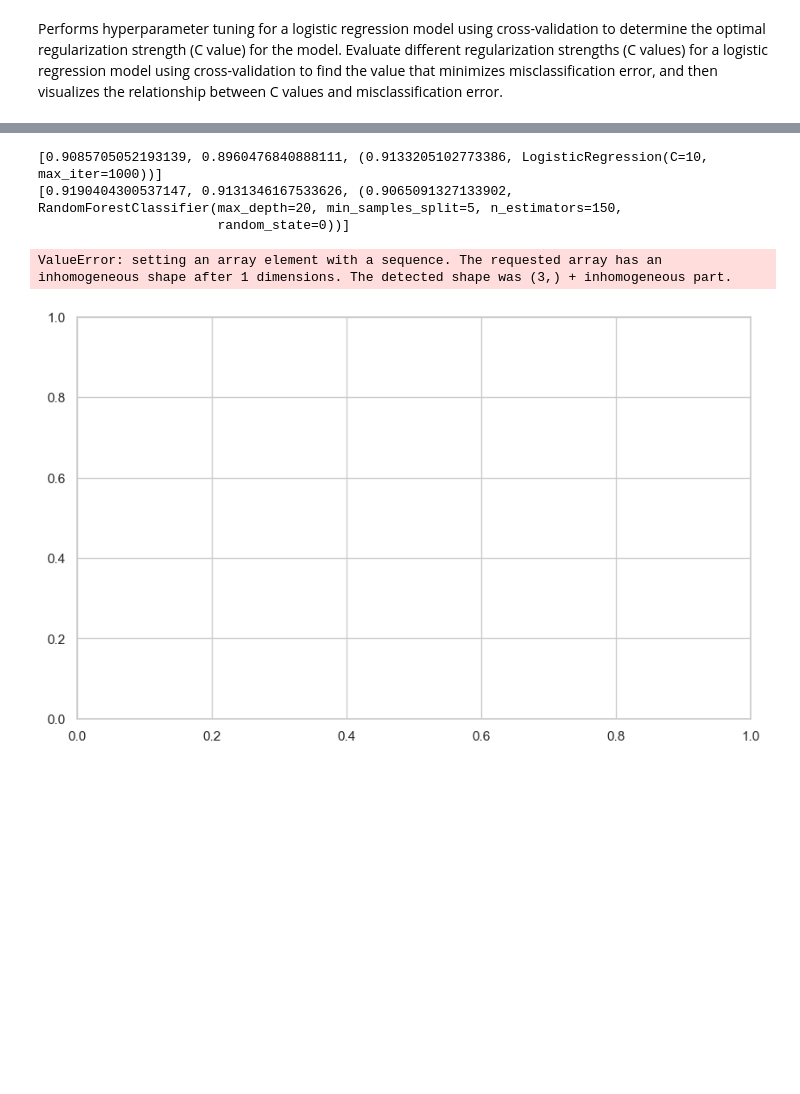
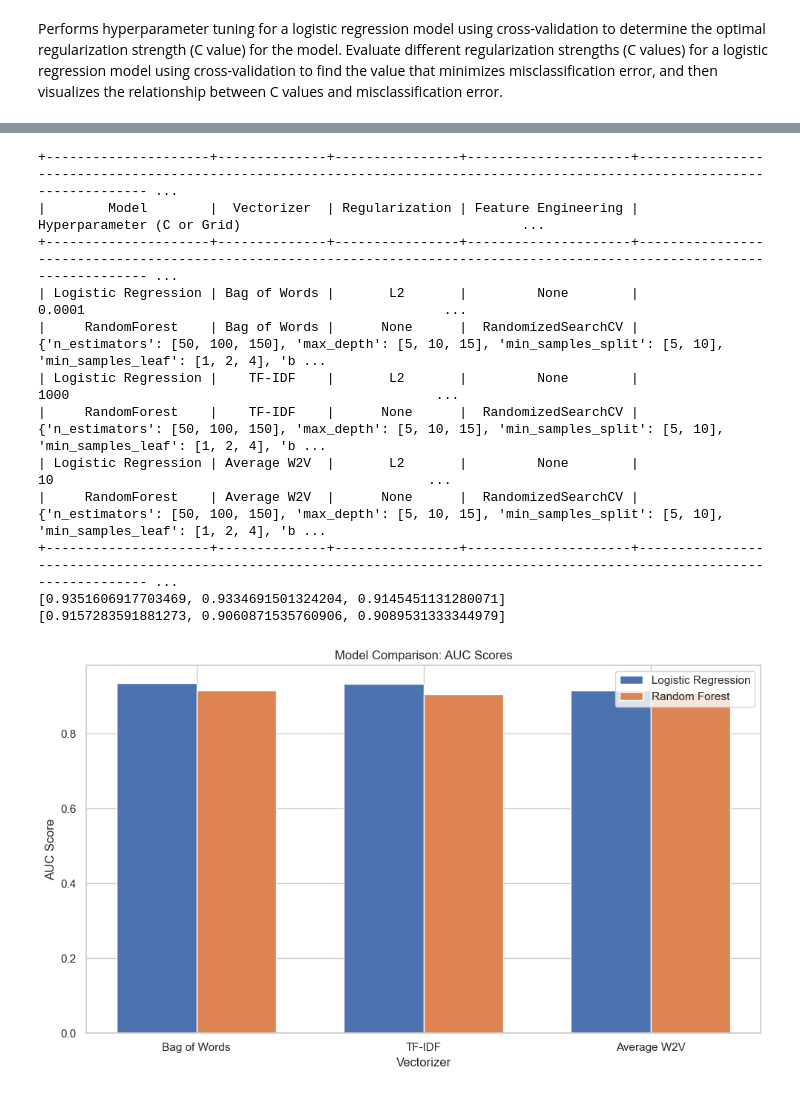
Before and after one commit to vishalv1981/sample-projects, a Jupyter notebook: capstone/capstone2/logistic-regression-amazon-fine-food-reviews-analysis.ipynb, the cells around one changed output, grey strips where cells are left out. Cells and saved outputs as stored; diff of their text form; code cells hidden in the pictures; blank space fills up the shorter version.

```diff
--- a/capstone/capstone2/logistic-regression-amazon-fine-food-reviews-analysis.ipynb
+++ b/capstone/capstone2/logistic-regression-amazon-fine-food-reviews-analysis.ipynb
@@ -786,4 +852,20 @@ Evaluating TF-IDF:
 # %%
+
+# Compare models using PrettyTable
+comparison_table = PrettyTable()
+comparison_table.field_names = ["Model", "Vectorizer", "Regularization", "Feature Engineering", "Hyperparameter (C or Grid)", "AUC"]
+
+comparison_table.add_row(["Logistic Regression", "Bag of Words", "L2", "None", 0.0001, auc_bow])
+comparison_table.add_row(["RandomForest", "Bag of Words", "None", "RandomizedSearchCV", str(param_distributions_rf), auc_rf_bow])
+
+comparison_table.add_row(["Logistic Regression", "TF-IDF", "L2", "None", 1000, auc_tfidf])
+comparison_table.add_row(["RandomForest", "TF-IDF", "None", "RandomizedSearchCV", str(param_distributions_rf), auc_rf_tfidf])
+
+comparison_table.add_row(["Logistic Regression", "Average W2V", "L2", "None", 10, auc_avg_w2v])
+comparison_table.add_row(["RandomForest", "Average W2V", "None", "RandomizedSearchCV", str(param_distributions_rf), auc_rf_avg_w2v])
+
+print(comparison_table)
+
 # Ensure all values are scalars (convert sequences to a single number, like mean or first element)
 def ensure_scalar(value):
     if isinstance(value, (list, np.ndarray)):  # If it's a list or array, get the mean or first element
@@ -791,60 +873,57 @@ def ensure_scalar(value):
     return value
 
 # Apply the ensure_scalar function to all AUC variables
-auc_bow_logreg = ensure_scalar(auc_bow_logreg)
-auc_tfidf_logreg = ensure_scalar(auc_tfidf_logreg)
-auc_avg_w2v_logreg = ensure_scalar(auc_avg_w2v_logreg)
+auc_bow_logreg = ensure_scalar(auc_bow)
+auc_tfidf_logreg = ensure_scalar(auc_tfidf)
+auc_avg_w2v_logreg = ensure_scalar(auc_avg_w2v)
 
-auc_bow_rf = ensure_scalar(auc_bow_rf)
-auc_tfidf_rf = ensure_scalar(auc_tfidf_rf)
-auc_avg_w2v_rf = ensure_scalar(auc_avg_w2v_rf)
+auc_bow_rf = ensure_scalar(auc_rf_bow)
+auc_tfidf_rf = ensure_scalar(auc_rf_tfidf)
+auc_avg_w2v_rf = ensure_scalar(auc_rf_avg_w2v)
 
 # Now define the AUC scores for plotting
-auc_scores_logreg = [auc_bow_logreg, auc_tfidf_logreg, auc_avg_w2v_logreg[0]]
+auc_scores_logreg = [auc_bow_logreg, auc_tfidf_logreg, auc_avg_w2v_logreg]
 print(auc_scores_logreg)
 auc_scores_rf = [auc_bow_rf, auc_tfidf_rf, auc_avg_w2v_rf]
 vectorizer_names = ['Bag of Words', 'TF-IDF', 'Average W2V']
 
 print(auc_scores_rf)
 # Plot grouped bar chart
 fig, ax = plt.subplots(figsize=(10, 6))
 bar_width = 0.35
 index = np.arange(len(vectorizer_names))
 
 # Plot bars for Logistic Regression
 bar1 = ax.bar(index, auc_scores_logreg, bar_width, label='Logistic Regression')
 
 # Plot bars for Random Forest
 bar2 = ax.bar(index + bar_width, auc_scores_rf, bar_width, label='Random Forest')
 
 # Add labels and title
 ax.set_xlabel('Vectorizer')
 ax.set_ylabel('AUC Score')
 ax.set_title('Model Comparison: AUC Scores')
 ax.set_xticks(index + bar_width / 2)
 ax.set_xticklabels(vectorizer_names)
 ax.legend()
 
 # Display the plot
 plt.tight_layout()
 plt.show()
-
-# Model comparison table
-from prettytable import PrettyTable
-comparison_table = PrettyTable()
-comparison_table.field_names = ["Vectorizer", "AUC Logistic Regression", "AUC RandomForest"]
-
-comparison_table.add_row(["Bag of Words", auc_bow_logreg, auc_bow_rf])
-comparison_table.add_row(["TF-IDF", auc_tfidf_logreg, auc_tfidf_rf])
-comparison_table.add_row(["Average W2V", auc_avg_w2v_logreg, auc_avg_w2v_rf])
-
-print(comparison_table)
 # %% [output]
-[0.9085705052193139, 0.8960476840888111, (0.9133205102773386, LogisticRegression(C=10, max_iter=1000))]
-[0.9190404300537147, 0.9131346167533626, (0.9065091327133902, RandomForestClassifier(max_depth=20, min_samples_split=5, n_estimators=150,
-                       random_state=0))]
++---------------------+--------------+----------------+---------------------+--------------------------------------------------------------------------------------------------------------------------- ...
+|        Model        |  Vectorizer  | Regularization | Feature Engineering |                                                              Hyperparameter (C or Grid)                                    ...
++---------------------+--------------+----------------+---------------------+--------------------------------------------------------------------------------------------------------------------------- ...
+| Logistic Regression | Bag of Words |       L2       |         None        |                                                                        0.0001                                              ...
+|     RandomForest    | Bag of Words |      None      |  RandomizedSearchCV | {'n_estimators': [50, 100, 150], 'max_depth': [5, 10, 15], 'min_samples_split': [5, 10], 'min_samples_leaf': [1, 2, 4], 'b ...
+| Logistic Regression |    TF-IDF    |       L2       |         None        |                                                                         1000                                               ...
+|     RandomForest    |    TF-IDF    |      None      |  RandomizedSearchCV | {'n_estimators': [50, 100, 150], 'max_depth': [5, 10, 15], 'min_samples_split': [5, 10], 'min_samples_leaf': [1, 2, 4], 'b ...
+| Logistic Regression | Average W2V  |       L2       |         None        |                                                                          10                                                ...
+|     RandomForest    | Average W2V  |      None      |  RandomizedSearchCV | {'n_estimators': [50, 100, 150], 'max_depth': [5, 10, 15], 'min_samples_split': [5, 10], 'min_samples_leaf': [1, 2, 4], 'b ...
++---------------------+--------------+----------------+---------------------+--------------------------------------------------------------------------------------------------------------------------- ...
+[0.9351606917703469, 0.9334691501324204, 0.9145451131280071]
+[0.9157283591881273, 0.9060871535760906, 0.9089531333344979]
-ValueError: setting an array element with a sequence. The requested array has an inhomogeneous shape after 1 dimensions. The detected shape was (3,) + inhomogeneous part.
-[figure, old version]
+[figure, new version]
 # %%
 # Function to analyze and classify a review
 def analysis_review(review_text, model, vectorizer):
```
Also changed, not shown: parts of 9 cells of this notebook.
